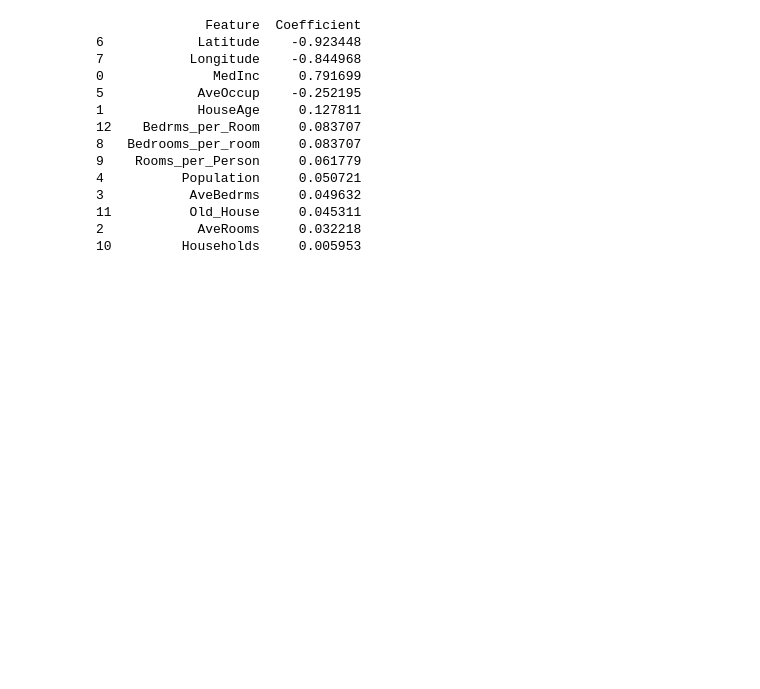
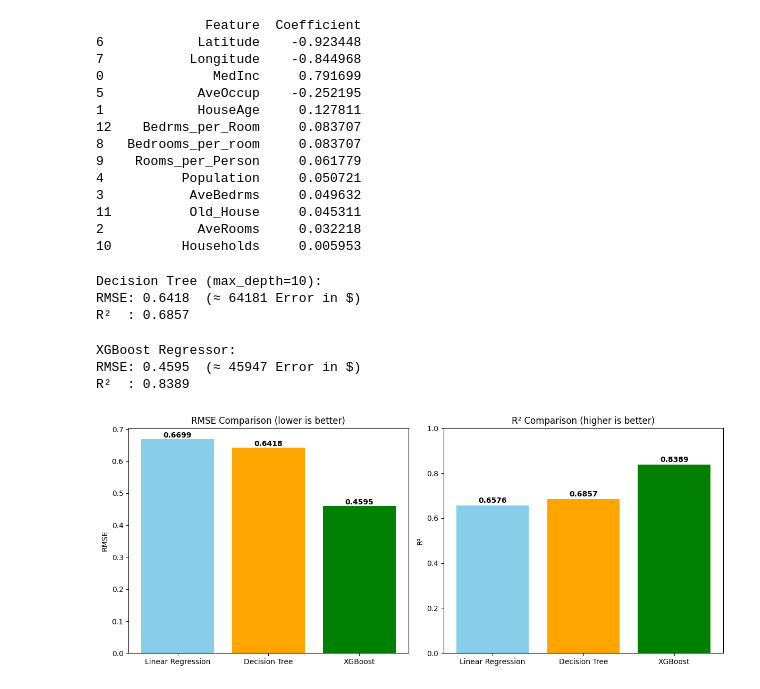
Before and after one commit to NavidAhmadiii/california-house-price-prediction, a Jupyter notebook: house_prediction.ipynb, the cells around one changed output. Cells and saved outputs as stored; diff of their text form; code cells hidden in the pictures; blank space fills up the shorter version.

Commit message:
Train Decision Tree and XGBoost models, compare RMSE and R², feature importance

```diff
--- a/house_prediction.ipynb
+++ b/house_prediction.ipynb
@@ -188,9 +188,9 @@ lr.fit(X_train_scaled, y_train)
 
 y_pred_lr = lr.predict(X_test_scaled)
 # %%
-mse_lr = np.sqrt(mean_squared_error(y_test, y_pred_lr))
+rmse_lr = np.sqrt(mean_squared_error(y_test, y_pred_lr))
 r2_lr = r2_score(y_test, y_pred_lr)
-print(f"Linear Regression RMSE: {mse_lr:.4f}")
+print(f"Linear Regression RMSE: {rmse_lr:.4f}")
 print(f"Linear Regression R²: {r2_lr:.4f}")
 # %% [output]
 Linear Regression RMSE: 0.6699
@@ -231,3 +231,65 @@ print(coeff_df)
 11          Old_House     0.045311
 2            AveRooms     0.032218
 10         Households     0.005953
+# %%
+from sklearn.tree import DecisionTreeRegressor
+
+dt = DecisionTreeRegressor(max_depth=10, random_state=42)
+dt.fit(X_train_scaled, y_train)
+
+y_pred_dt = dt.predict(X_test_scaled)
+rmse_dt = np.sqrt(mean_squared_error(y_test, y_pred_dt))
+r2_dt = r2_score(y_test, y_pred_dt)
+
+print(f"Decision Tree (max_depth=10):")
+print(f"RMSE: {rmse_dt:.4f}  (≈ {rmse_dt*100000:.0f} Error in $)")
+print(f"R²  : {r2_dt:.4f}")
+# %% [output]
+Decision Tree (max_depth=10):
+RMSE: 0.6418  (≈ 64181 Error in $)
+R²  : 0.6857
+# %%
+import xgboost as xgb
+
+xgb_model = xgb.XGBRegressor(n_estimators=200, max_depth=6, learning_rate=0.1, random_state=42)
+xgb_model.fit(X_train_scaled, y_train)
+y_pred_xgb = xgb_model.predict(X_test_scaled)
+rmse_xgb = np.sqrt(mean_squared_error(y_test, y_pred_xgb))
+r2_xgb = r2_score(y_test, y_pred_xgb)
+
+print(f"XGBoost Regressor:")
+print(f"RMSE: {rmse_xgb:.4f}  (≈ {rmse_xgb*100000:.0f} Error in $)")
+print(f"R²  : {r2_xgb:.4f}")
+# %% [output]
+XGBoost Regressor:
+RMSE: 0.4595  (≈ 45947 Error in $)
+R²  : 0.8389
+# %%
+import matplotlib.pyplot as plt
+
+models = ['Linear Regression', 'Decision Tree', 'XGBoost']
+rmse_scores = [rmse_lr, rmse_dt, rmse_xgb]
+r2_scores = [r2_lr, r2_dt, r2_xgb]
+
+fig, (ax1, ax2) = plt.subplots(1, 2, figsize=(12,5))
+
+#  RMSE
+bars1 = ax1.bar(models, rmse_scores, color=['skyblue', 'orange', 'green'])
+ax1.set_title('RMSE Comparison (lower is better)')
+ax1.set_ylabel('RMSE')
+# number on top of bars
+for bar, val in zip(bars1, rmse_scores):
+    ax1.text(bar.get_x() + bar.get_width()/2, bar.get_height() + 0.005, f'{val:.4f}', ha='center', fontweight='bold')
+
+#  R²
+bars2 = ax2.bar(models, r2_scores, color=['skyblue', 'orange', 'green'])
+ax2.set_title('R² Comparison (higher is better)')
+ax2.set_ylabel('R²')
+ax2.set_ylim(0, 1)
+for bar, val in zip(bars2, r2_scores):
+    ax2.text(bar.get_x() + bar.get_width()/2, bar.get_height() + 0.01, f'{val:.4f}', ha='center', fontweight='bold')
+
+plt.tight_layout()
+plt.show()
+# %% [output]
+[figure, added]
```
Also changed, not shown: parts of 1 cell of this notebook.
